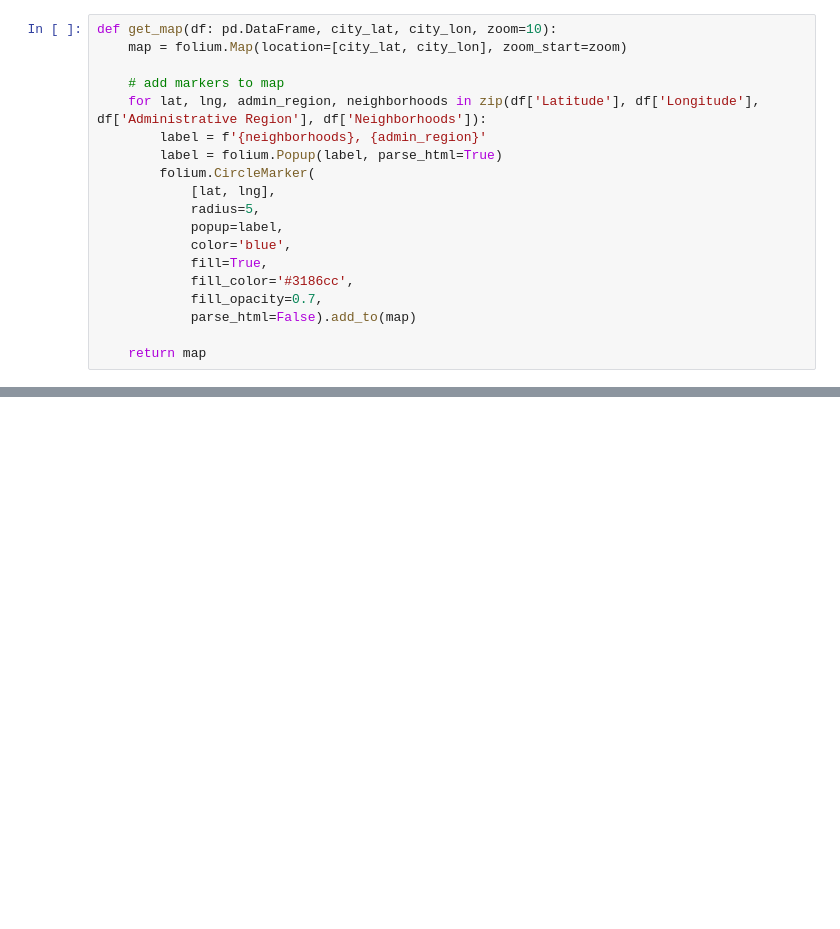
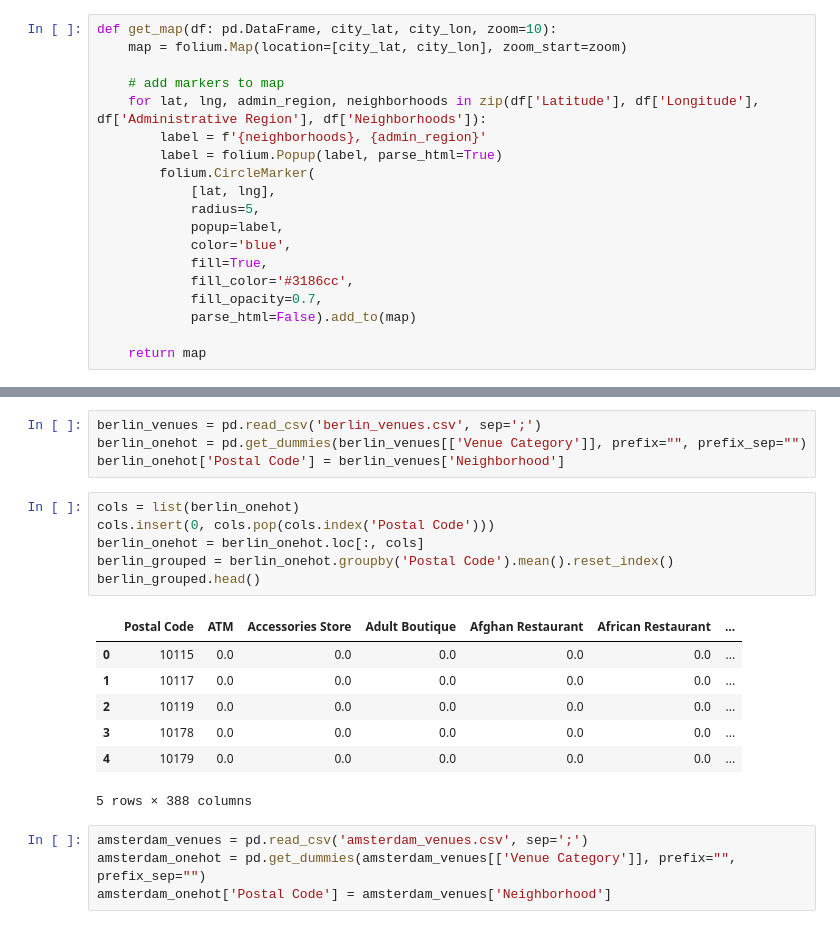
Before and after one commit to kzwolenik95/Coursera_Capstone, a Jupyter notebook: capstone-project-the-battle-of-neighborhoods-week-1.ipynb, the cells around one changed output, grey strips where cells are left out. Drawn from its saved outputs; the diff is of its cells as text; blank space fills up the shorter version.

```diff
--- a/capstone-project-the-battle-of-neighborhoods-week-1.ipynb
+++ b/capstone-project-the-battle-of-neighborhoods-week-1.ipynb
@@ -188,3 +189,25 @@ get_map(berlin_merged, berlin_lat, berlin_lon, 11)
 get_map(amsterdam_merged, amsterdam_lat, amsterdam_lon, 12)
 # %% [output]
 [interactive output not drawn]
+# %%
+berlin_venues = pd.read_csv('berlin_venues.csv', sep=';')
+berlin_onehot = pd.get_dummies(berlin_venues[['Venue Category']], prefix="", prefix_sep="")
+berlin_onehot['Postal Code'] = berlin_venues['Neighborhood']
+# %%
+cols = list(berlin_onehot)
+cols.insert(0, cols.pop(cols.index('Postal Code')))
+berlin_onehot = berlin_onehot.loc[:, cols]
+berlin_grouped = berlin_onehot.groupby('Postal Code').mean().reset_index()
+berlin_grouped.head()
+# %% [output]
+|  | Postal Code | ATM | Accessories Store | Adult Boutique | Afghan Restaurant | African Restaurant | ... |
+| 0 | 10115 | 0.0 | 0.0 | 0.0 | 0.0 | 0.0 | ... |
+| 1 | 10117 | 0.0 | 0.0 | 0.0 | 0.0 | 0.0 | ... |
+| 2 | 10119 | 0.0 | 0.0 | 0.0 | 0.0 | 0.0 | ... |
+| 3 | 10178 | 0.0 | 0.0 | 0.0 | 0.0 | 0.0 | ... |
+| 4 | 10179 | 0.0 | 0.0 | 0.0 | 0.0 | 0.0 | ... |
+5 rows × 388 columns
+# %%
+amsterdam_venues = pd.read_csv('amsterdam_venues.csv', sep=';')
+amsterdam_onehot = pd.get_dummies(amsterdam_venues[['Venue Category']], prefix="", prefix_sep="")
+amsterdam_onehot['Postal Code'] = amsterdam_venues['Neighborhood']
```
Also changed, not shown: parts of 4 cells of this notebook.
